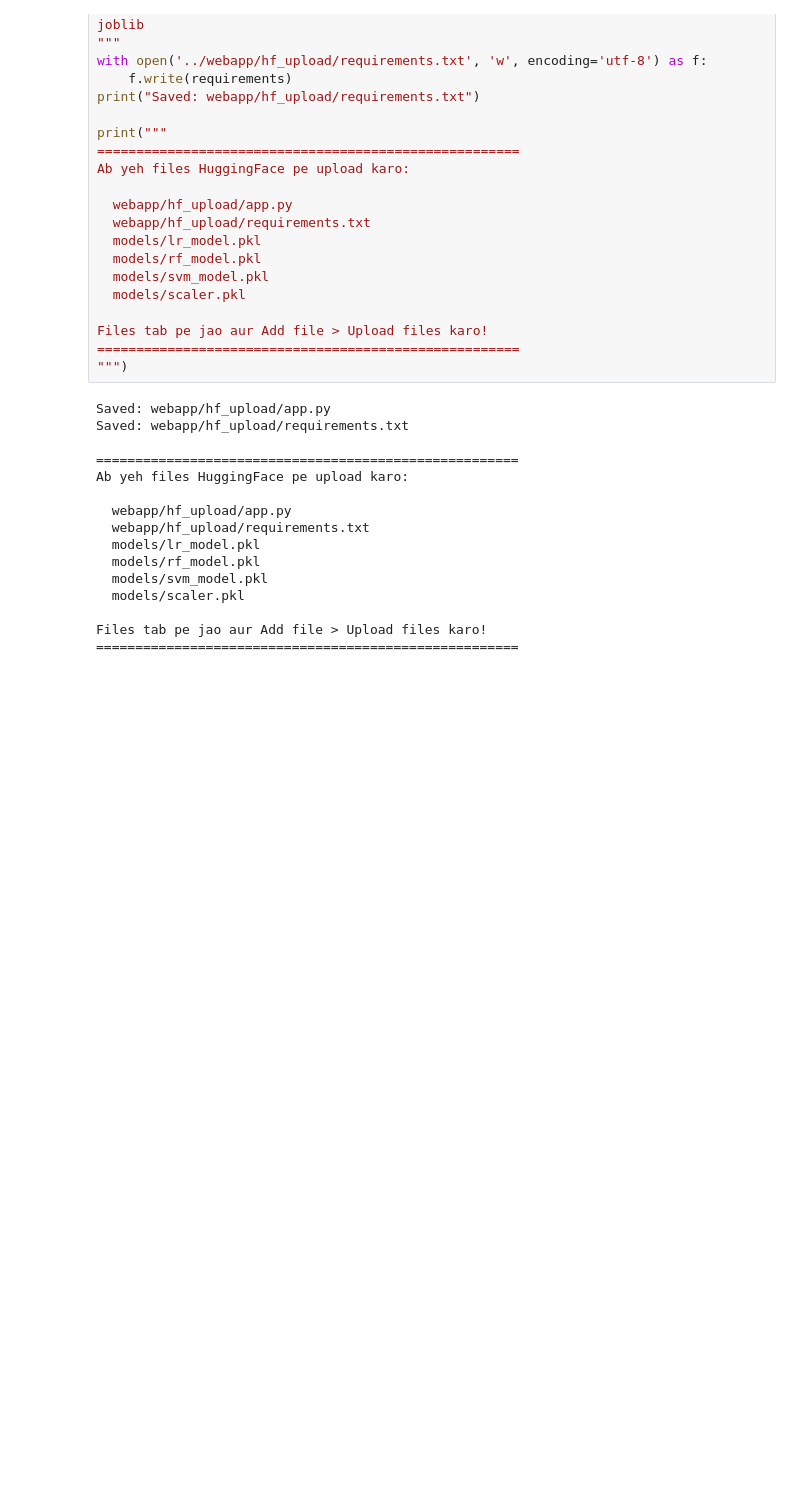
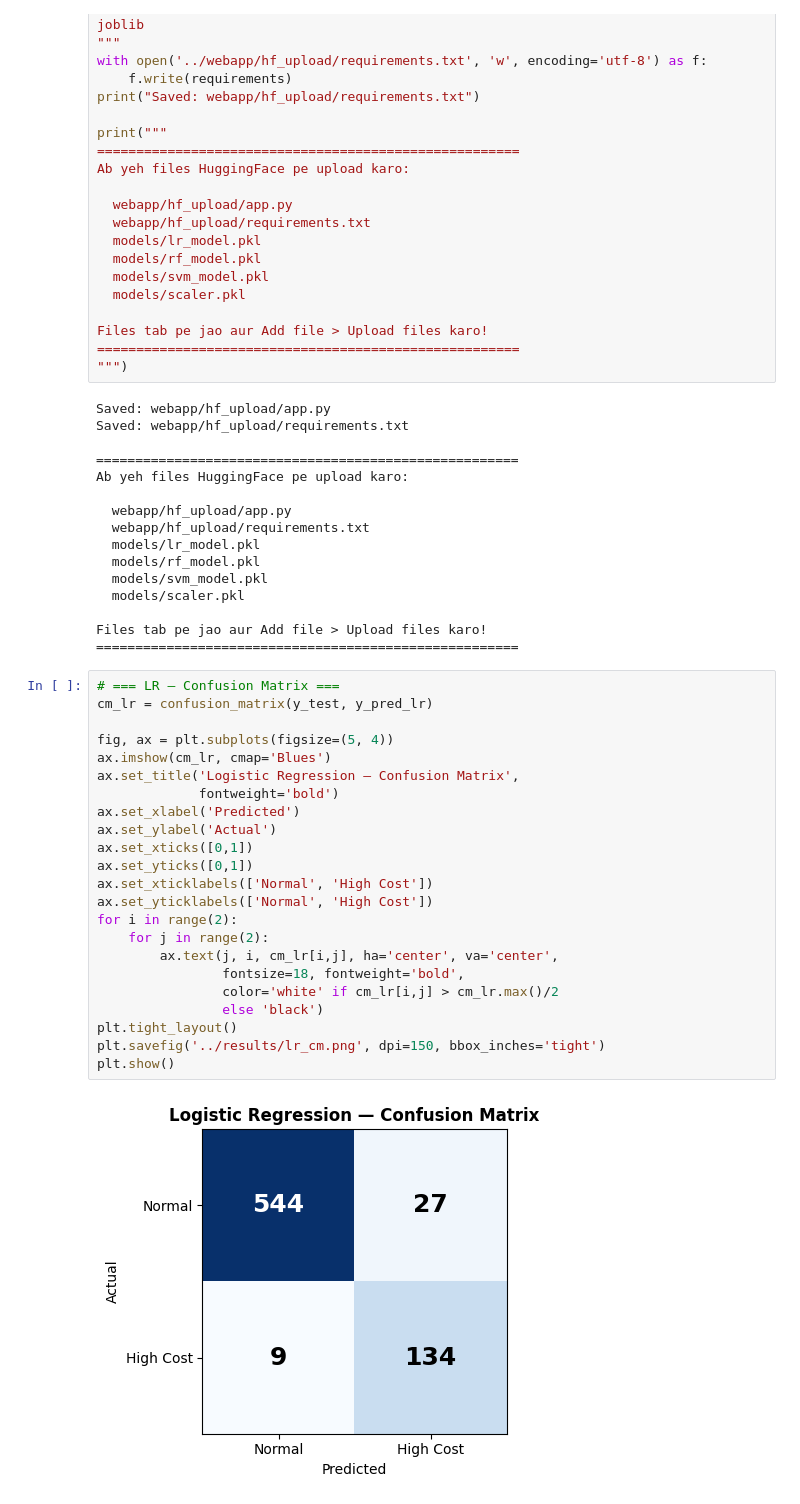
Before and after one commit to Asif5588-M/thesis_ml_project, a Jupyter notebook: notebooks/02_models.ipynb, the cells around one changed output. Drawn from its saved outputs; the diff is of its cells as text; blank space fills up the shorter version.

Commit message:
Restructure notebook: separate cells per model, individual graphs

```diff
--- a/notebooks/02_models.ipynb
+++ b/notebooks/02_models.ipynb
@@ -1577,3 +1561,28 @@ Ab yeh files HuggingFace pe upload karo:
 
 Files tab pe jao aur Add file > Upload files karo!
 ======================================================
+# %%
+# === LR — Confusion Matrix ===
+cm_lr = confusion_matrix(y_test, y_pred_lr)
+
+fig, ax = plt.subplots(figsize=(5, 4))
+ax.imshow(cm_lr, cmap='Blues')
+ax.set_title('Logistic Regression — Confusion Matrix',
+             fontweight='bold')
+ax.set_xlabel('Predicted')
+ax.set_ylabel('Actual')
+ax.set_xticks([0,1])
+ax.set_yticks([0,1])
+ax.set_xticklabels(['Normal', 'High Cost'])
+ax.set_yticklabels(['Normal', 'High Cost'])
+for i in range(2):
+    for j in range(2):
+        ax.text(j, i, cm_lr[i,j], ha='center', va='center',
+                fontsize=18, fontweight='bold',
+                color='white' if cm_lr[i,j] > cm_lr.max()/2
+                else 'black')
+plt.tight_layout()
+plt.savefig('../results/lr_cm.png', dpi=150, bbox_inches='tight')
+plt.show()
+# %% [output]
+[figure, added]
```
Also changed, not shown: parts of 8 cells of this notebook, 19 other files.
